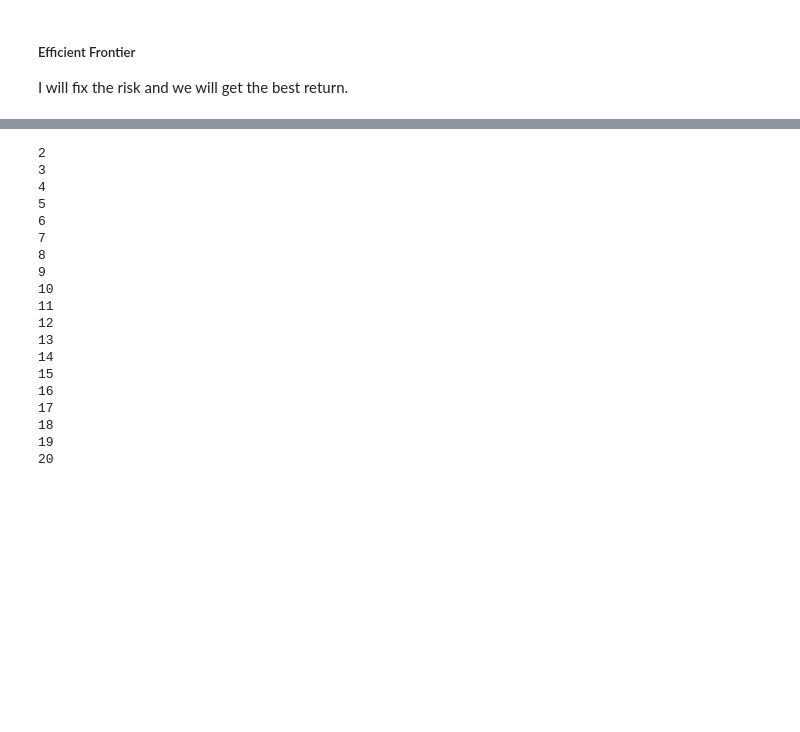
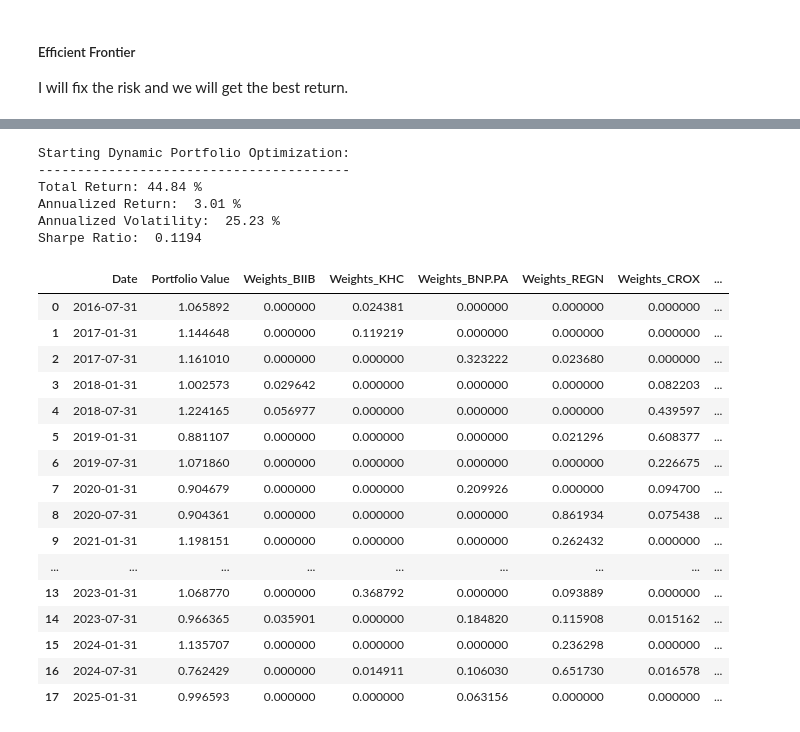
Before and after one commit to martinpasche/Portfolio-Management, a Jupyter notebook: LearningPortfolio.ipynb, the cells around one changed output, grey strips where cells are left out. Drawn from its saved outputs; the diff is of its cells as text; code cells hidden in the pictures; blank space fills up the shorter version.

Commit message:
Finished dynamic function

```diff
--- a/LearningPortfolio.ipynb
+++ b/LearningPortfolio.ipynb
@@ -623,27 +673,27 @@ Timestamp('2015-08-01 00:00:00')
-# %%
-for period in range(int( np.ceil( history_window / rebalance_period)), len(rebalancing_dates)):
-
-    start_date = rebalancing_dates[2] - dt.timedelta(days = 365)
-    end_date = rebalancing_dates[i]
-    historical_prices = prices.loc[start_date:end_date]
-    returns = historical_prices.pct_change().dropna()
-# %% [output]
-2
-3
-4
-5
-6
-7
-8
-9
-10
-11
-12
-13
-14
-15
-16
-17
-18
-19
-20
+# %%
+results, summary = rebalance_portfolio(data, rebalance_period=6, history_window=12)
+results
+# %% [output]
+Starting Dynamic Portfolio Optimization:
+----------------------------------------
+Total Return: 44.84 %
+Annualized Return:  3.01 %
+Annualized Volatility:  25.23 %
+Sharpe Ratio:  0.1194
+|  | Date | Portfolio Value | Weights_BIIB | Weights_KHC | Weights_BNP.PA | Weights_REGN | Weights_CROX | ... |
+| 0 | 2016-07-31 | 1.065892 | 0.000000 | 0.024381 | 0.000000 | 0.000000 | 0.000000 | ... |
+| 1 | 2017-01-31 | 1.144648 | 0.000000 | 0.119219 | 0.000000 | 0.000000 | 0.000000 | ... |
+| 2 | 2017-07-31 | 1.161010 | 0.000000 | 0.000000 | 0.323222 | 0.023680 | 0.000000 | ... |
+| 3 | 2018-01-31 | 1.002573 | 0.029642 | 0.000000 | 0.000000 | 0.000000 | 0.082203 | ... |
+| 4 | 2018-07-31 | 1.224165 | 0.056977 | 0.000000 | 0.000000 | 0.000000 | 0.439597 | ... |
+| 5 | 2019-01-31 | 0.881107 | 0.000000 | 0.000000 | 0.000000 | 0.021296 | 0.608377 | ... |
+| 6 | 2019-07-31 | 1.071860 | 0.000000 | 0.000000 | 0.000000 | 0.000000 | 0.226675 | ... |
+| 7 | 2020-01-31 | 0.904679 | 0.000000 | 0.000000 | 0.209926 | 0.000000 | 0.094700 | ... |
+| 8 | 2020-07-31 | 0.904361 | 0.000000 | 0.000000 | 0.000000 | 0.861934 | 0.075438 | ... |
+| 9 | 2021-01-31 | 1.198151 | 0.000000 | 0.000000 | 0.000000 | 0.262432 | 0.000000 | ... |
+| ... | ... | ... | ... | ... | ... | ... | ... | ... |
+| 13 | 2023-01-31 | 1.068770 | 0.000000 | 0.368792 | 0.000000 | 0.093889 | 0.000000 | ... |
+| 14 | 2023-07-31 | 0.966365 | 0.035901 | 0.000000 | 0.184820 | 0.115908 | 0.015162 | ... |
+| 15 | 2024-01-31 | 1.135707 | 0.000000 | 0.000000 | 0.000000 | 0.236298 | 0.000000 | ... |
+| 16 | 2024-07-31 | 0.762429 | 0.000000 | 0.014911 | 0.106030 | 0.651730 | 0.016578 | ... |
+| 17 | 2025-01-31 | 0.996593 | 0.000000 | 0.000000 | 0.063156 | 0.000000 | 0.000000 | ... |
```
Also changed, not shown: parts of 26 cells of this notebook.
